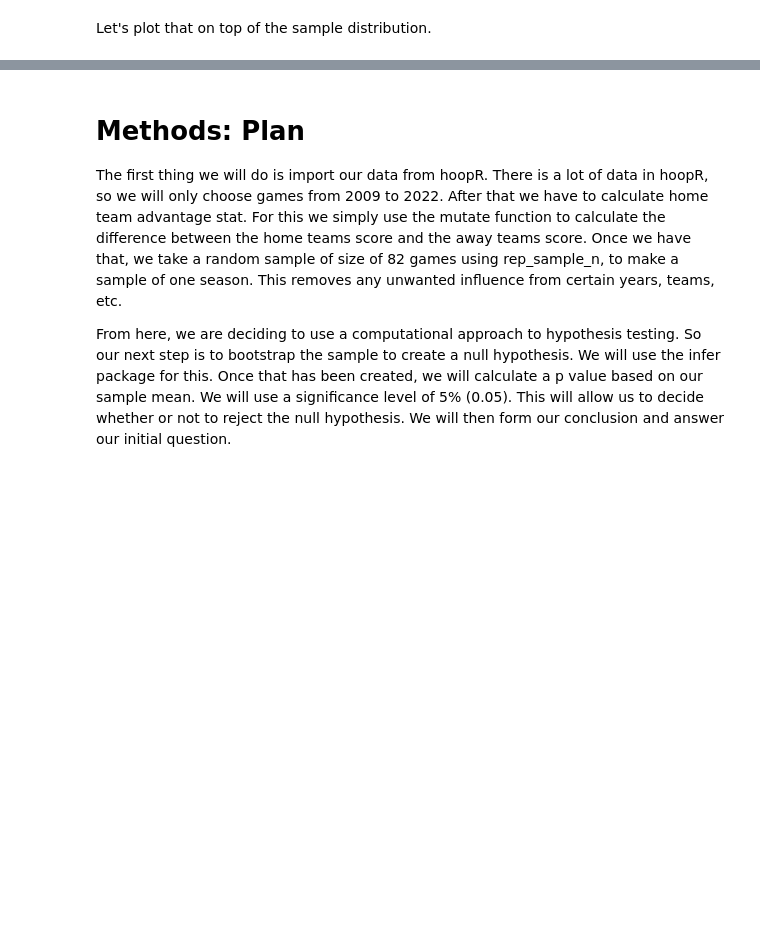
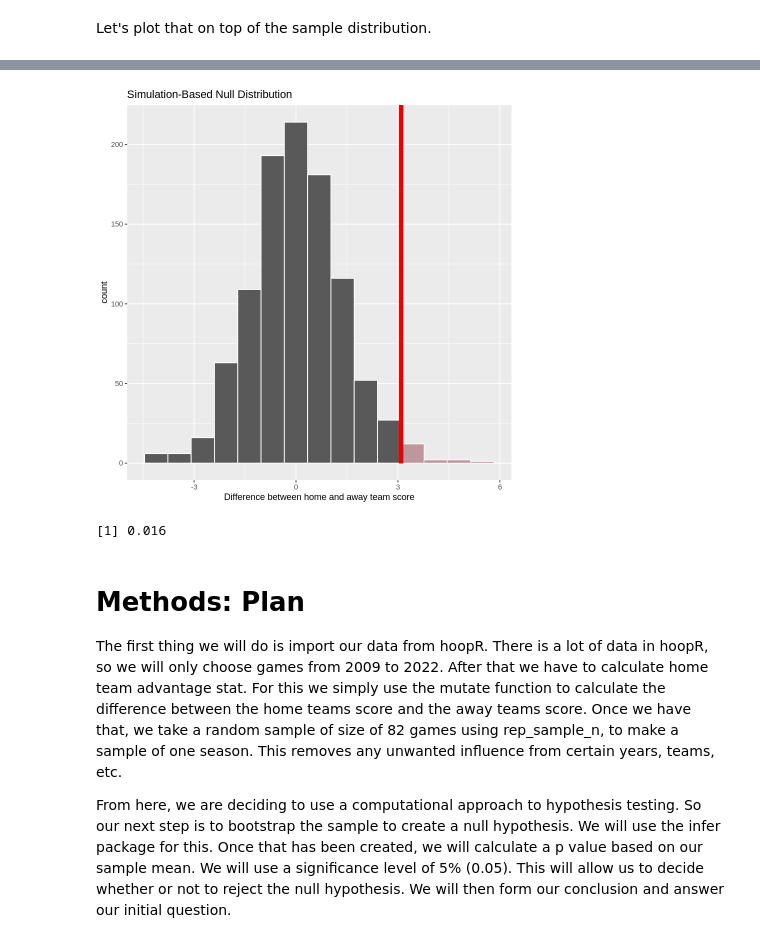
Before and after one commit to leowang801/home-court-advantage, a Jupyter notebook: group_47_project.ipynb, the cells around one changed output, grey strips where cells are left out. Drawn from its saved outputs; the diff is of its cells as text; code cells hidden in the pictures; blank space fills up the shorter version.

```diff
--- a/group_47_project.ipynb
+++ b/group_47_project.ipynb
@@ -127,0 +129,10 @@ sample_dist_with_mean
+# %%
+set.seed(1)
+# Create a boostrap null distribution with 1000 reps [[NOTE: change this number?]]
+null_dist <- sample %>%
+    specify(response = home_margin) %>%
+    hypothesise(null = "point", mu = 0) %>%
+    generate(type = "bootstrap", reps = 1000) %>%
+    calculate(stat = "mean")
+
+head(bootstrap_dist)
@@ -128,3 +149,21 @@ sample_dist_with_mean
+# %%
+# Visualize null model with p value plotted
+null_dist_plot <- null_dist %>%
+    visualize() +
+    shade_p_value(obs_stat = sample_mean, direction = "right") +
+    xlab("Difference between home and away team score")
+
+null_dist_plot
+# %% [output]
+[figure, added]
+# %%
+# Obtain p value
+
+p_value <- mean(null_dist$stat > sample_mean)
+
+p_value
+# %% [output]
+[1] 0.016
 # %% [markdown]
 # Methods: Plan
 The first thing we will do is import our data from hoopR. There is a lot of data in hoopR, so we will only choose games from 2009 to 2022. After that we have to calculate home team advantage stat. For this we simply use the mutate function to calculate the difference between the home teams score and the away teams score. Once we have that, we take a random sample of size of 82 games using rep_sample_n, to make a sample of one season. This removes any unwanted influence from certain years, teams, etc.
```
Also changed, not shown: parts of 5 cells of this notebook.
